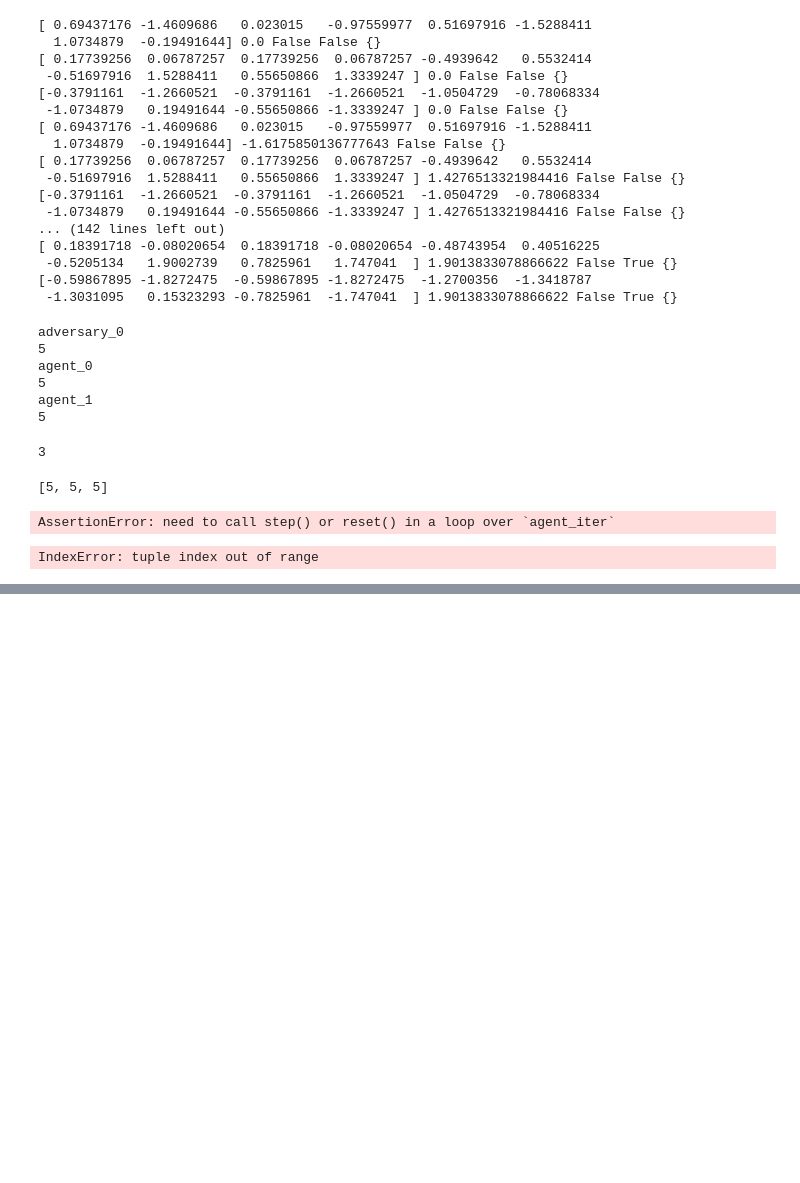
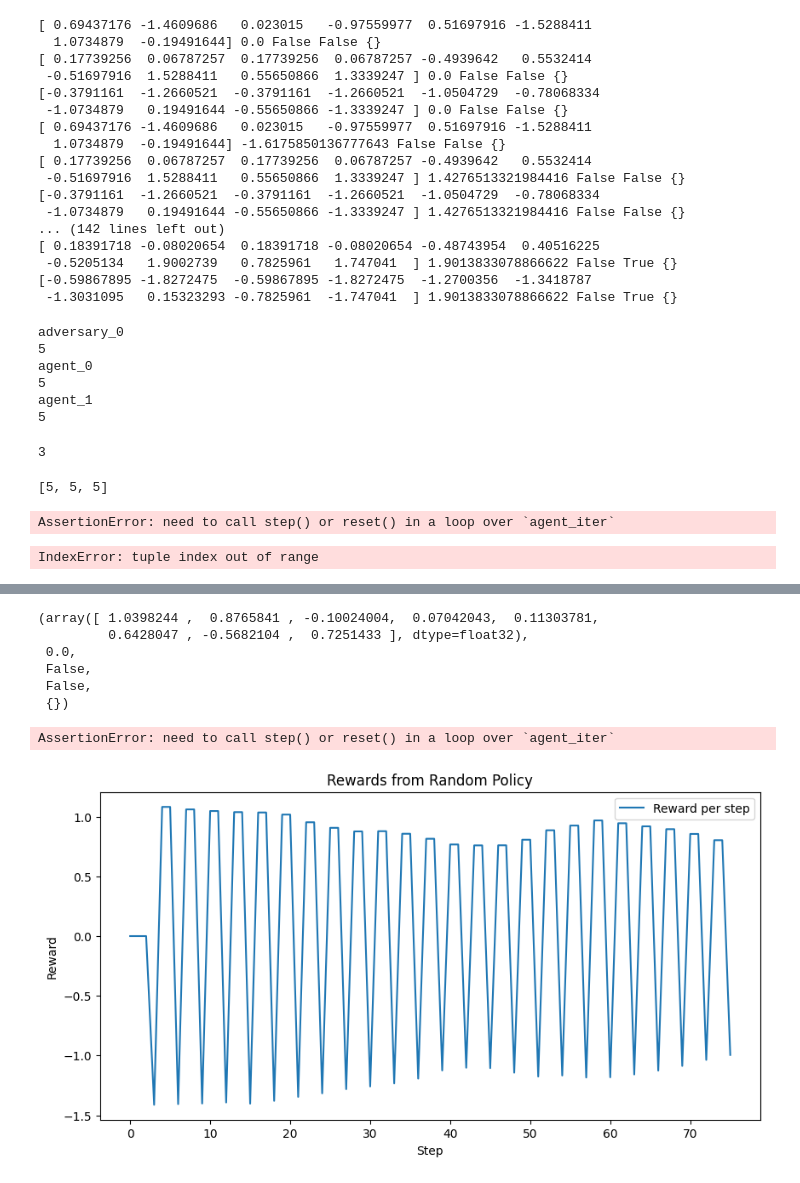
Before and after one commit to Akranth3/MAAIRL, a Jupyter notebook: notebooks/main.ipynb, the cells around one changed output, grey strips where cells are left out. Cells and saved outputs as stored; diff of their text form; code cells hidden in the pictures; blank space fills up the shorter version.

Commit message:
mappo done

```diff
--- a/notebooks/main.ipynb
+++ b/notebooks/main.ipynb
@@ -173,0 +224,2 @@ IndexError: tuple index out of range
+# %%
+env = simple_adversary_v3.env(continuous_actions=True)
@@ -173,0 +228,9 @@ IndexError: tuple index out of range
+# %%
+env.last()
+# %% [output]
+(array([ 1.0398244 ,  0.8765841 , -0.10024004,  0.07042043,  0.11303781,
+         0.6428047 , -0.5682104 ,  0.7251433 ], dtype=float32),
+ 0.0,
+ False,
+ False,
+ {})
@@ -173,0 +239,59 @@ IndexError: tuple index out of range
+# %%
+for agent in env.agent_iter():
+    observation, reward, done, _, _ = env.last()
+
+    # observation, reward, done, _, _ = env.last()
+    # action = env.action_space(agent).sample()
+    # env.step(action)
+    # print(observation)
+# %% [output]
+AssertionError: need to call step() or reset() in a loop over `agent_iter`
+# %%
+import matplotlib.pyplot as plt
+from pettingzoo.mpe import simple_adversary_v3
+
+# Initialize the environment
+env = simple_adversary_v3.env(continuous_actions=True)
+env.reset()
+
+# Lists to store observations and rewards for visualization
+observations = []
+rewards = []
+
+# Run the environment with a random policy
+for agent in env.agent_iter():
+    # Get the last observation, reward, and done flag for the current agent
+    observation, reward, done, truncated, _ = env.last()
+
+    # Store the observation and reward for analysis
+    observations.append(observation)
+    rewards.append(reward)
+    action = env.action_space(agent).sample() if not done else None
+    # Sample a random action if the agent is not done
+    if done or truncated:
+        action = None
+
+
+    # Step the environment
+
+    env.step(action)
+
+    if done or truncated:
+        break
+
+    # Render the environment
+    # env.render()
+
+# Close the environment rendering
+# env.close()
+
+# Visualization of rewards
+plt.figure(figsize=(10, 5))
+plt.plot(rewards, label="Reward per step")
+plt.xlabel("Step")
+plt.ylabel("Reward")
+plt.title("Rewards from Random Policy")
+plt.legend()
+plt.show()
+# %% [output]
+[figure, added]
```
Also changed, not shown: parts of 24 cells of this notebook, 13 other files.
